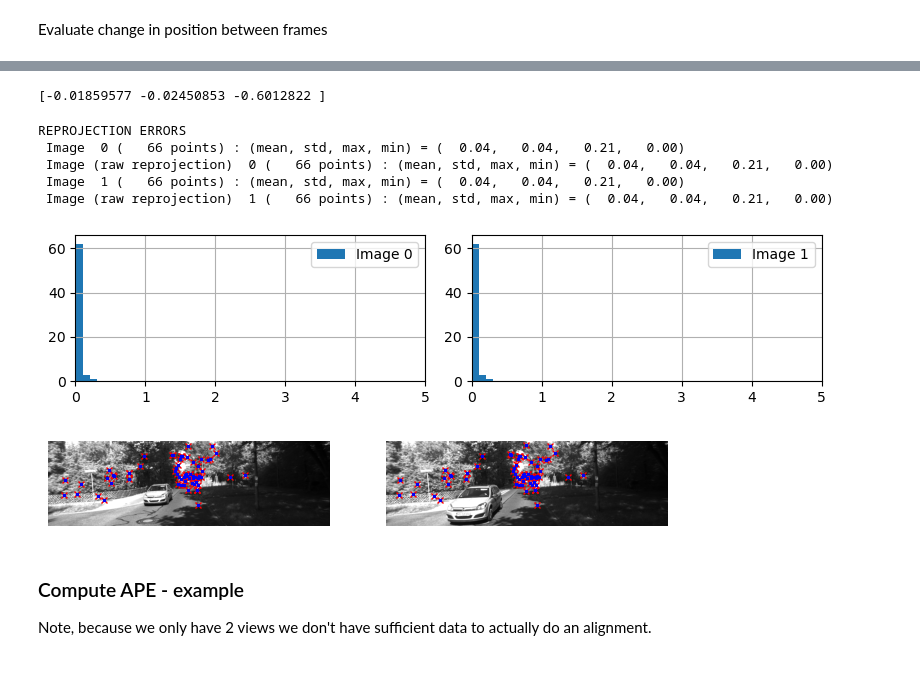
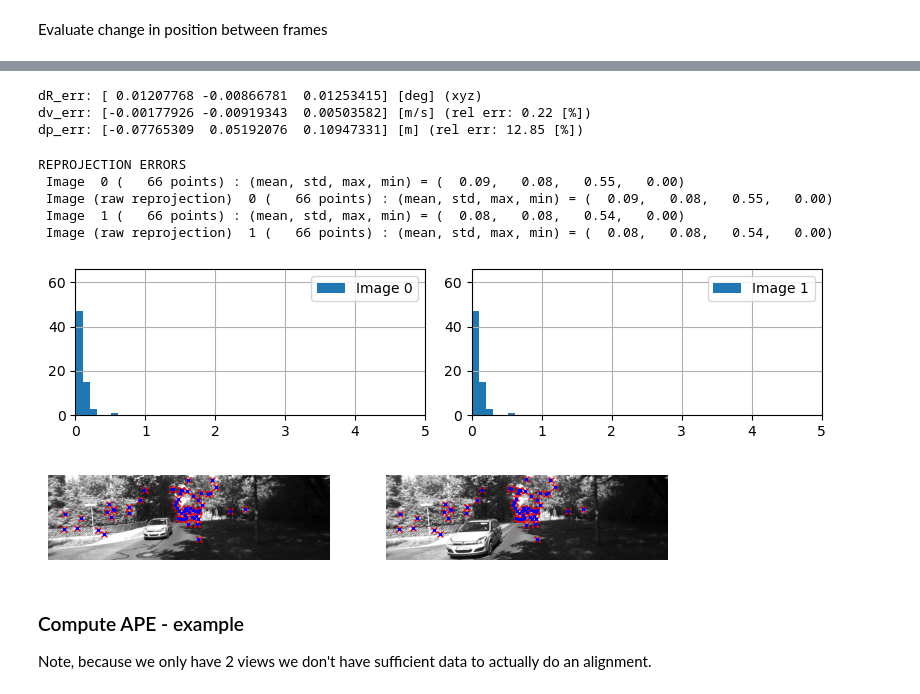
Before and after one commit to andreschreiber/AE598Project, a Jupyter notebook: vio_benchmark.ipynb, the cells around one changed output, grey strips where cells are left out. Cells and saved outputs as stored; diff of their text form; code cells hidden in the pictures.

```diff
--- a/vio_benchmark.ipynb
+++ b/vio_benchmark.ipynb
@@ -105,22 +134,4 @@ REPROJECTION ERRORS
 [figure]
 [figure]
-# %%
-def imu_collate(data):
-    w_x = np.stack([d['w_x'] for d in data])
-    w_y = np.stack([d['w_y'] for d in data])
-    w_z = np.stack([d['w_z'] for d in data])
-
-    a_x = np.stack([d['a_x'] for d in data])
-    a_y = np.stack([d['a_y'] for d in data])
-    a_z = np.stack([d['a_z'] for d in data])
-
-    acc_meas = np.vstack([a_x, a_y, a_z]).T
-    gyr_meas = np.vstack([w_x, w_y, w_z]).T
-
-    return acc_meas, gyr_meas
-
-acc_meas, gyr_meas = imu_collate(dataset_info['visual_inertial_data'][first_frame_idx:second_frame_idx])
 # %% [markdown]
 Get post-optimization solution
-# %%
-views, tracks = vio.vio_nonlinear_optimize(views, tracks, acc_meas, gyr_meas, cam0_K, max_reprojection_err)
@@ -144,0 +138,13 @@ views, tracks = vio.vio_nonlinear_optimize(views, tracks, acc_meas, gyr_meas, ca
+# %%
+T_inB0_ofW = np.block([[R_inW_ofB[first_frame_idx].as_matrix().T, - R_inW_ofB[first_frame_idx].as_matrix().T @ p_inW_ofB[first_frame_idx][:,np.newaxis]],
+                      [np.zeros(3), 1]])
+T_inC0_ofW = T_inC_ofB @ T_inB0_ofW
+
+T_inB1_ofW = np.block([[R_inW_ofB[second_frame_idx].as_matrix().T, - R_inW_ofB[second_frame_idx].as_matrix().T @ p_inW_ofB[second_frame_idx][:,np.newaxis]],
+                      [np.zeros(3), 1]])
+T_inC1_ofW = T_inC_ofB @ T_inB1_ofW
+
+views, tracks, initial_values, results = vio.vio_nonlinear_optimize(views, tracks, acc_meas[first_frame_idx:second_frame_idx], gyr_meas[first_frame_idx:second_frame_idx],
+                                                                    cam0_K, T_inC_ofB, max_reprojection_err,
+                                                                    v_inW_ofB[first_frame_idx], v_inW_ofB[second_frame_idx],
+                                                                    T_inC0_ofW, T_inC1_ofW)
@@ -180,10 +170,0 @@ print(p_inB1_ofB0_gt)
-# %%
-R_inB0_ofA_sf = views[0]['R_inB_ofA']
-p_inB0_ofA_sf = views[0]['p_inB_ofA']
-R_inB1_ofA_sf = views[1]['R_inB_ofA']
-p_inB1_ofA_sf = views[1]['p_inB_ofA']
-
-p_inB1_ofB0_sf = - R_inB1_ofA_sf @ R_inB0_ofA_sf.T @ p_inB0_ofA_sf + p_inB1_ofA_sf
-print(p_inB1_ofB0_sf)
-# %% [output]
-[-0.01859577 -0.02450853 -0.6012822 ]
@@ -190,13 +193,38 @@ print(p_inB1_ofB0_sf)
+# %%
+gravity = results.initial_values['gravity']
+dt_01 = results.initial_values['dt_01']
+
+R_inB1_ofB0_gt = R_inW_ofB1_gt.T @ R_inW_ofB0_gt
+R_inB1_ofB0_im = results.initial_values['dR_01'].T
+
+dR_err = R.from_matrix(R_inB1_ofB0_gt @ R_inB1_ofB0_im.T).as_euler('xyz', degrees=True)
+print(f'dR_err: {dR_err} [deg] (xyz)')
+
+dv_gt = R_inW_ofB0_gt.T @ (v_inW_ofB1_gt - v_inW_ofB0_gt - gravity * dt_01)
+dv_im = results.initial_values['dv_01']
+dv_err = dv_im - dv_gt
+
+print(f'dv_err: {dv_err} [m/s] (rel err: {np.linalg.norm(dv_err)/np.linalg.norm(dv_gt)*100:.2f} [%])')
+
+dp_gt = R_inW_ofB0_gt.T @ (p_inW_ofB1_gt - p_inW_ofB0_gt - v_inW_ofB0_gt * dt_01 - 0.5 * gravity * dt_01 ** 2)
+dp_im = results.initial_values['dp_01']
+dp_err = dp_im - dp_gt
+
+print(f'dp_err: {dp_err} [m] (rel err: {np.linalg.norm(dp_err)/np.linalg.norm(dp_gt)*100:.2f} [%])')
+# %% [output]
+dR_err: [ 0.01207768 -0.00866781  0.01253415] [deg] (xyz)
+dv_err: [-0.00177926 -0.00919343  0.00503582] [m/s] (rel err: 0.22 [%])
+dp_err: [-0.07765309  0.05192076  0.10947331] [m] (rel err: 12.85 [%])
 # %%
-vo.show_reproj_results(views, tracks, cam0_K, cam0_distortion, print_raw_reproj=True, show_reproj_histogram=True)
-vo.visualize_predictions(views, tracks, cam0_K, cam0_distortion)
+vio.show_reproj_results(views, tracks, cam0_K, cam0_distortion, print_raw_reproj=True, show_reproj_histogram=True)
+vio.visualize_predictions(views, tracks, cam0_K, cam0_distortion)
 # %% [output]
 REPROJECTION ERRORS
- Image  0 (   66 points) : (mean, std, max, min) = (  0.04,   0.04,   0.21,   0.00)
- Image (raw reprojection)  0 (   66 points) : (mean, std, max, min) = (  0.04,   0.04,   0.21,   0.00)
- Image  1 (   66 points) : (mean, std, max, min) = (  0.04,   0.04,   0.21,   0.00)
- Image (raw reprojection)  1 (   66 points) : (mean, std, max, min) = (  0.04,   0.04,   0.21,   0.00)
+ Image  0 (   66 points) : (mean, std, max, min) = (  0.09,   0.08,   0.55,   0.00)
+ Image (raw reprojection)  0 (   66 points) : (mean, std, max, min) = (  0.09,   0.08,   0.55,   0.00)
+ Image  1 (   66 points) : (mean, std, max, min) = (  0.08,   0.08,   0.54,   0.00)
+ Image (raw reprojection)  1 (   66 points) : (mean, std, max, min) = (  0.08,   0.08,   0.54,   0.00)
-[figure, old version]
+[figure, new version]
 [figure]
 # %% [markdown]
 ### Compute APE - example
```
Also changed, not shown: parts of 12 cells of this notebook, 1 other file.
